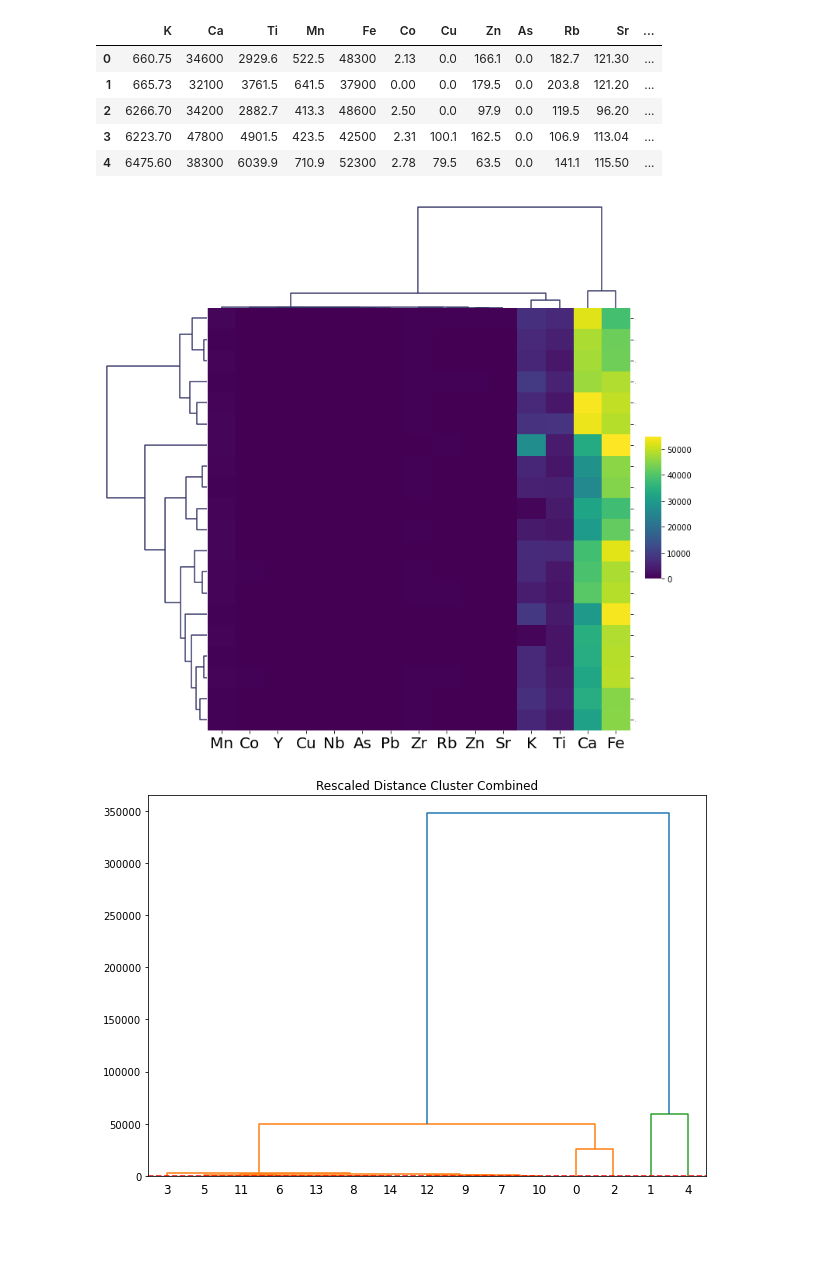
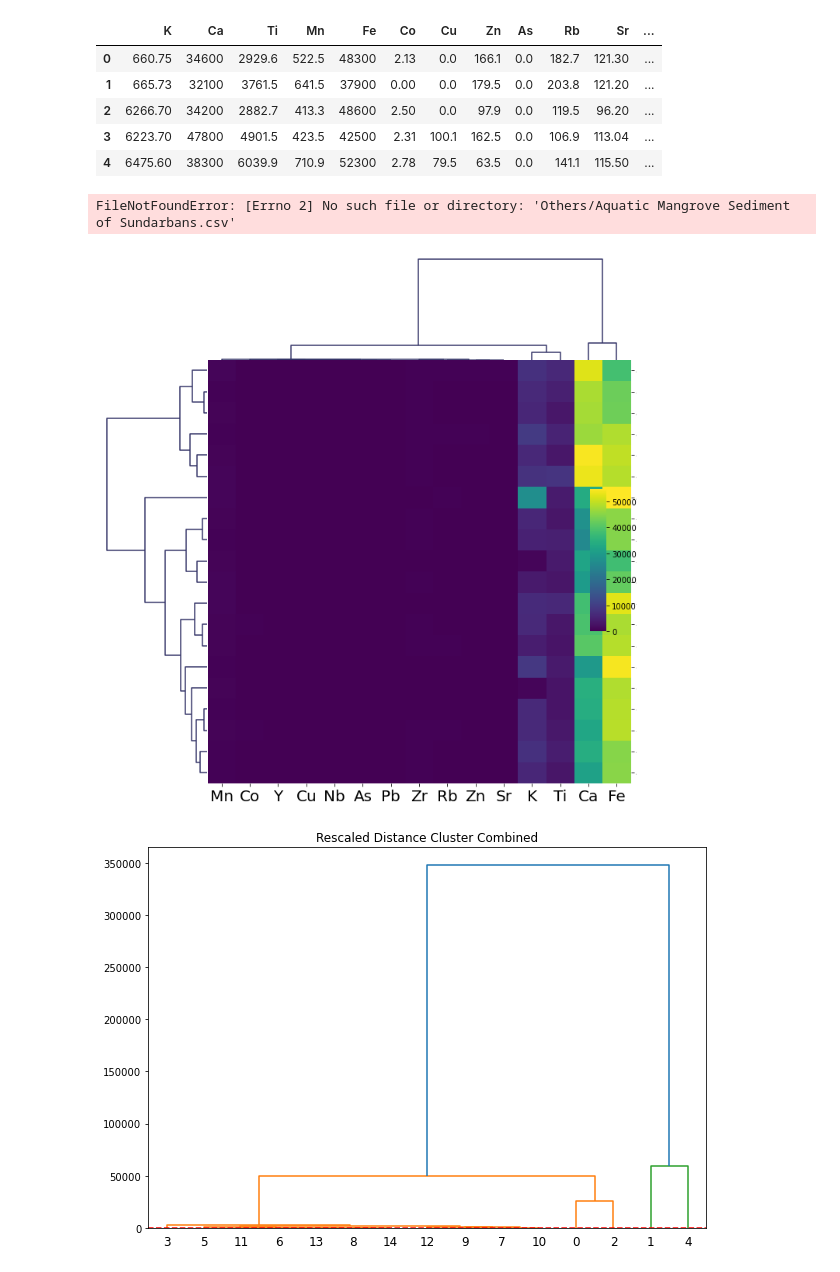
Before and after one commit to rakibhhridoy/Research, a Jupyter notebook: DhaleshwariFish/Python/ClusterAnalysis.ipynb, the cells around one changed output. Drawn from its saved outputs; the diff is of its cells as text; code cells hidden in the pictures; blank space fills up the shorter version.

```diff
--- a/DhaleshwariFish/Python/ClusterAnalysis.ipynb
+++ b/DhaleshwariFish/Python/ClusterAnalysis.ipynb
@@ -369,6 +369,7 @@ df.head()
 # %%
 import seaborn as sns
 import matplotlib.pyplot as plt
+import pandas as pd
 
 df = pd.read_csv("Others/Aquatic Mangrove Sediment of Sundarbans.csv", index_col= False)
 df.head()
@@ -377,19 +378,22 @@ df.drop(columns="Sample No.", inplace= True)
 g = sns.clustermap(df, method="ward", cmap = "viridis", tree_kws=dict(linewidths=1.5, colors=(0.2, 0.2, 0.4)))
 g.ax_heatmap.set_xticklabels(g.ax_heatmap.get_xmajorticklabels(), fontsize = 20)
 g.ax_heatmap.set_yticklabels(g.ax_heatmap.get_ymajorticklabels(), fontsize = 0)
-g.ax_cbar.set_position((.988, .31, .03, .255))
+g.ax_cbar.set_position((.11, .31, .03, .255))
+#g.ax_cbar.set_position((1, .2, .03, .4))
 plt.show()
+# %% [output]
+FileNotFoundError: [Errno 2] No such file or directory: 'Others/Aquatic Mangrove Sediment of Sundarbans.csv'
 # %%
 import seaborn as sns
 import matplotlib.pyplot as plt
 # %%
 g = sns.clustermap(df, method="ward", cmap = "viridis", tree_kws=dict(linewidths=1.5, colors=(0.2, 0.2, 0.4)))
 g.ax_heatmap.set_xticklabels(g.ax_heatmap.get_xmajorticklabels(), fontsize = 20)
 g.ax_heatmap.set_yticklabels(g.ax_heatmap.get_ymajorticklabels(), fontsize = 0)
-g.ax_cbar.set_position((.988, .31, .03, .255))
+g.ax_cbar.set_position((.888, .31, .03, .255))
 plt.show()
 # %% [output]
-[figure, old version]
+[figure, new version]
 # %%
 import scipy.cluster.hierarchy as shc
 plt.figure(figsize=(10, 7))
```
